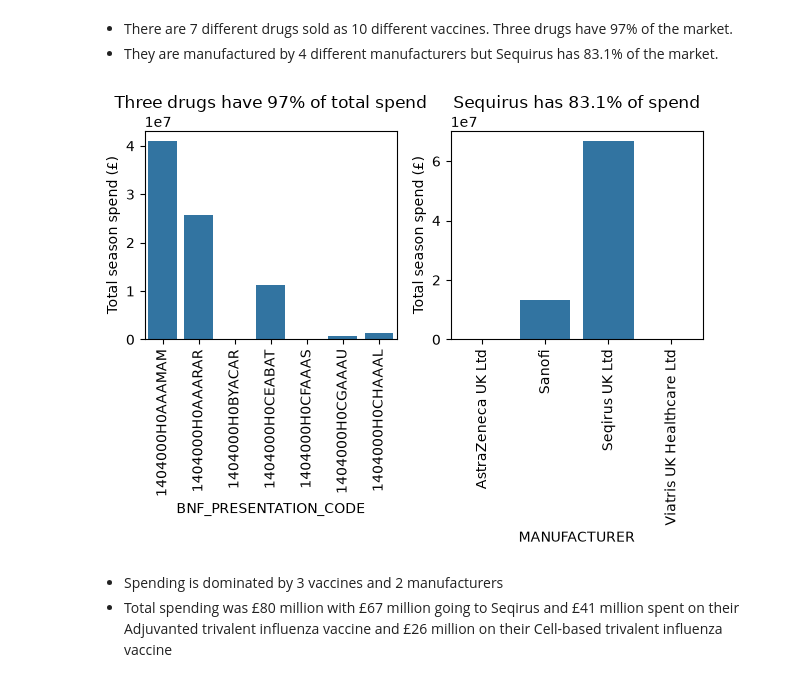
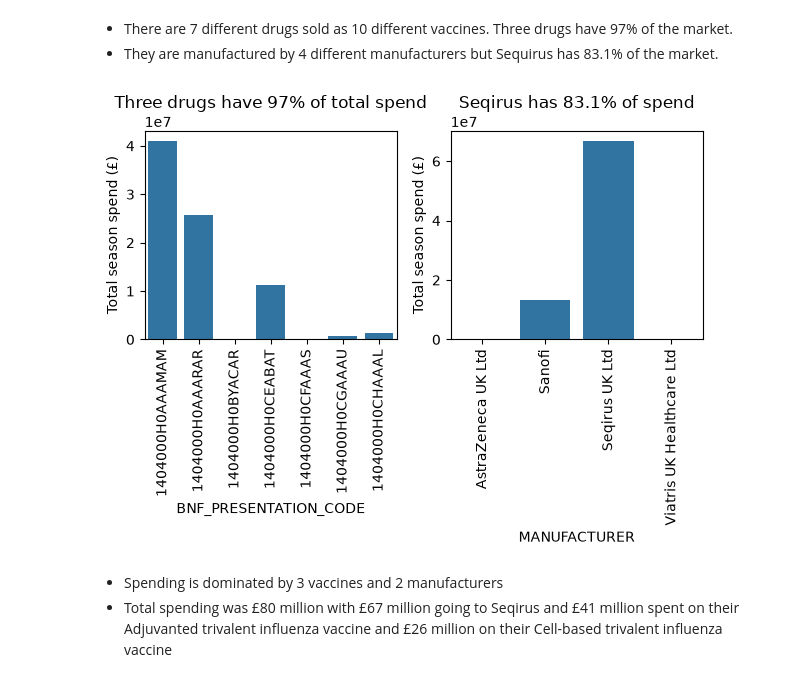
Before and after one commit to TomSCarter/NHS_Flu_vaccinations_Dec_2025_EDA, a Jupyter notebook: notebooks/flu_vaccinations_dec2025.ipynb, the cells around one changed output. Saved outputs shown, nothing was run; the diff lists cells and outputs as text; code cells hidden in the pictures.

```diff
--- a/notebooks/flu_vaccinations_dec2025.ipynb
+++ b/notebooks/flu_vaccinations_dec2025.ipynb
@@ -177,19 +177,19 @@ Sequirus has 83.1% of the market
 # %%
 # Plot of Drug against Total season spend, Plot of Manufacturer against Total season spend
 
 fig, ax = plt.subplots(1,2)
 sns.barplot(season_total_spend_per_drug, ax=ax[0])
 sns.barplot(season_total_spend_per_manufacturer, ax=ax[1])
 ax[0].tick_params(axis = 'x', rotation=90)
 ax[0].set_title("Three drugs have 97% of total spend")
 ax[0].set_ylabel("Total season spend (£)")
 ax[1].tick_params(axis = 'x', rotation=90)
-ax[1].set_title("Sequirus has 83.1% of spend")
+ax[1].set_title("Seqirus has 83.1% of spend")
 ax[1].set_ylabel("Total season spend (£)")
 plt.tight_layout()
 plt.show()
 # %% [output]
-[figure, old version]
+[figure, new version]
 # %% [markdown]
 - Spending is dominated by 3 vaccines and 2 manufacturers
 - Total spending was £80 million with £67 million going to Seqirus and £41 million spent on their Adjuvanted trivalent influenza vaccine and £26 million on their Cell-based trivalent influenza vaccine
```
Also changed, not shown: parts of 1 cell of this notebook, 1 other file.
